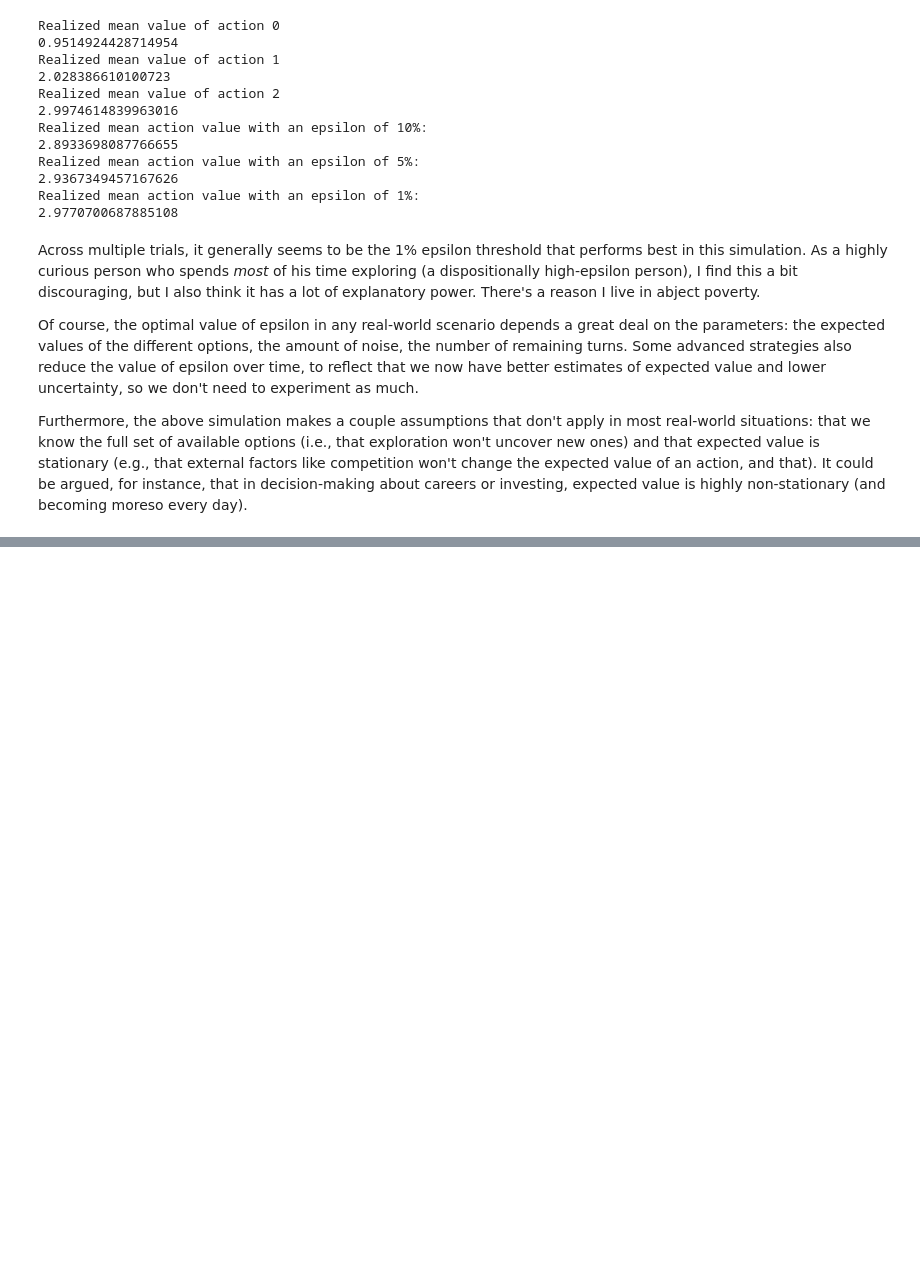
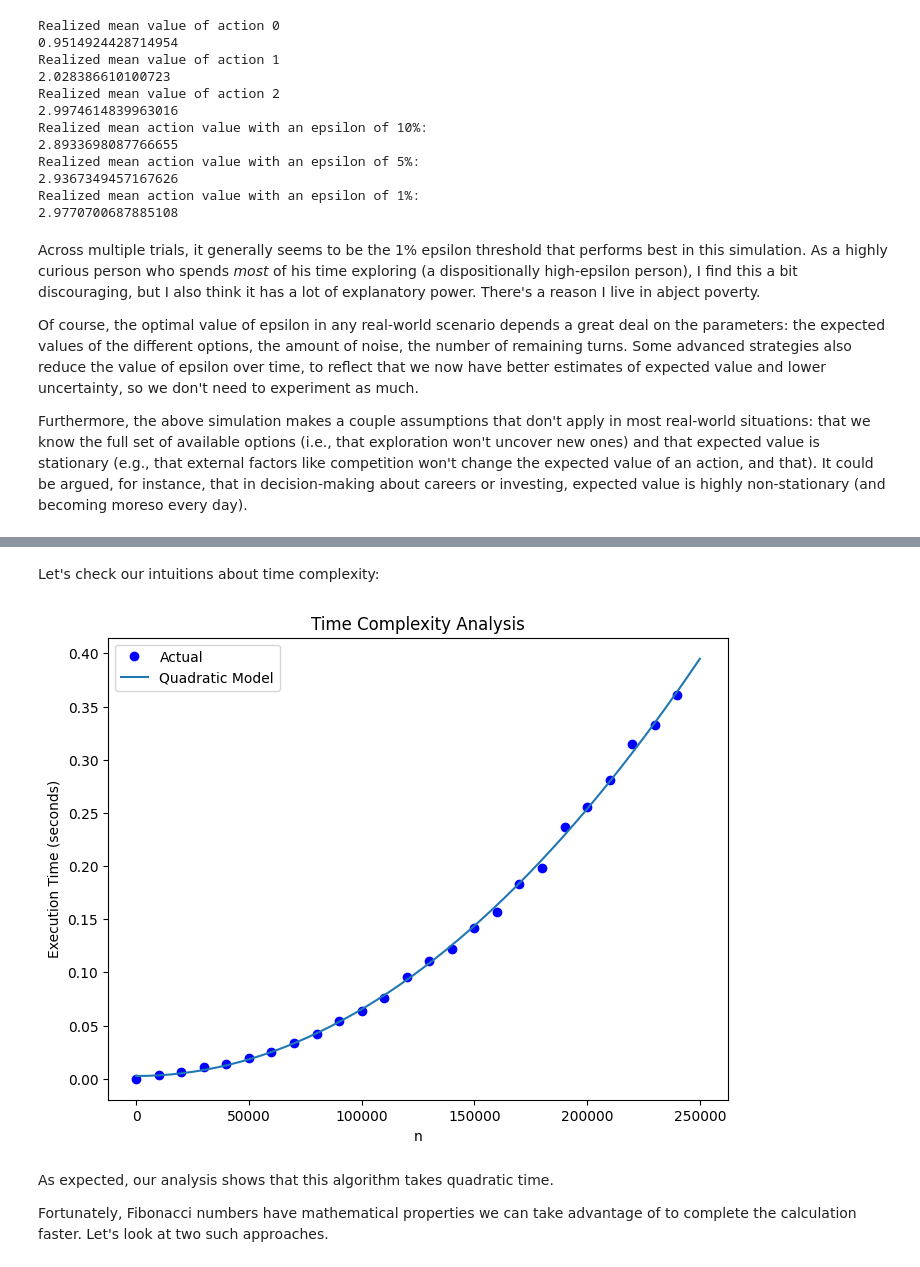
Before and after one commit to chriscarrollsmith/python-practice, a Jupyter notebook: algorithms.ipynb, the cells around one changed output, grey strips where cells are left out. Saved outputs shown, nothing was run; the diff lists cells and outputs as text; code cells hidden in the pictures; blank space fills up the shorter version.

```diff
--- a/algorithms.ipynb
+++ b/algorithms.ipynb
@@ -137,0 +211,57 @@ Furthermore, the above simulation makes a couple assumptions that don't apply in
+# %% [markdown]
+Let's check our intuitions about time complexity:
+# %%
+import timeit
+from scipy.optimize import curve_fit
+
+def test_time_complexity(fib_func, n_values, num_runs=3):
+    """
+    Tests the time complexity of the Fibonacci function.
+
+    Args:
+        fib_func (function): The Fibonacci function to test.
+        n_values (list): A list of n values to test.
+        num_runs (int): The number of times to run each test case (default=3).
+
+    Returns:
+        A list of tuples containing the n value and the average execution time.
+    """
+    results = []
+    for n in n_values:
+        stmt = f"{fib_func.__name__}({n})"
+        setup = f"from __main__ import {fib_func.__name__}"
+        execution_time = timeit.timeit(stmt, setup, number=num_runs)
+        avg_time = execution_time / num_runs
+        results.append(avg_time)
+    return results
+
+# Test the time complexity
+n_values = list(range(0, 250000, 10000))
+exec_times = test_time_complexity(fib, n_values, 10)
+
+# Define the linear model function
+def quadratic_model(x, a, b):
+    return a * x**2 + b
+
+# Fit the linear model
+popt_quadratic, _ = curve_fit(quadratic_model, n_values, exec_times)
+
+# Generate points for the fitted models
+x_fit = np.linspace(1, 250000)
+y_fit_quadratic = quadratic_model(x_fit, *popt_quadratic)
+
+# Plot the results and fitted models
+plt.figure(figsize=(8, 6))
+plt.plot(n_values, exec_times, 'bo', label='Actual')
+plt.plot(x_fit, y_fit_quadratic, label='Quadratic Model')
+plt.xlabel('n')
+plt.ylabel('Execution Time (seconds)')
+plt.legend()
+plt.title('Time Complexity Analysis')
+plt.show()
+# %% [output]
+[figure, added]
+# %% [markdown]
+As expected, our analysis shows that this algorithm takes quadratic time.
+
+Fortunately, Fibonacci numbers have mathematical properties we can take advantage of to complete the calculation faster. Let's look at two such approaches.
```
Also changed, not shown: parts of 17 cells of this notebook, 3 other files.
